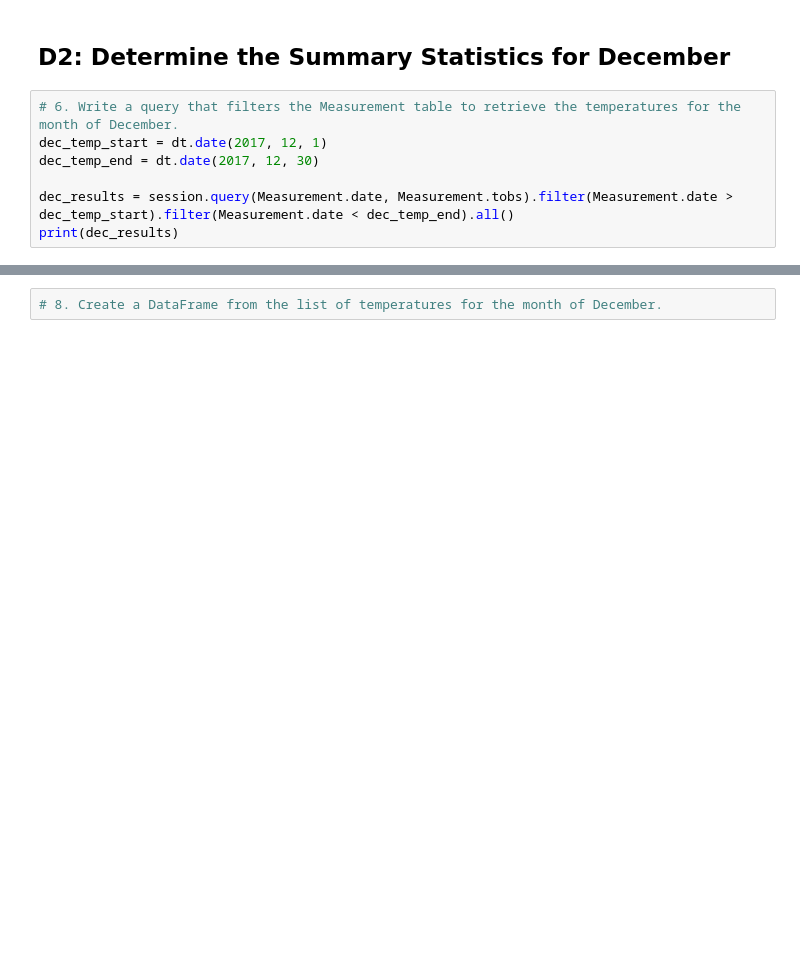
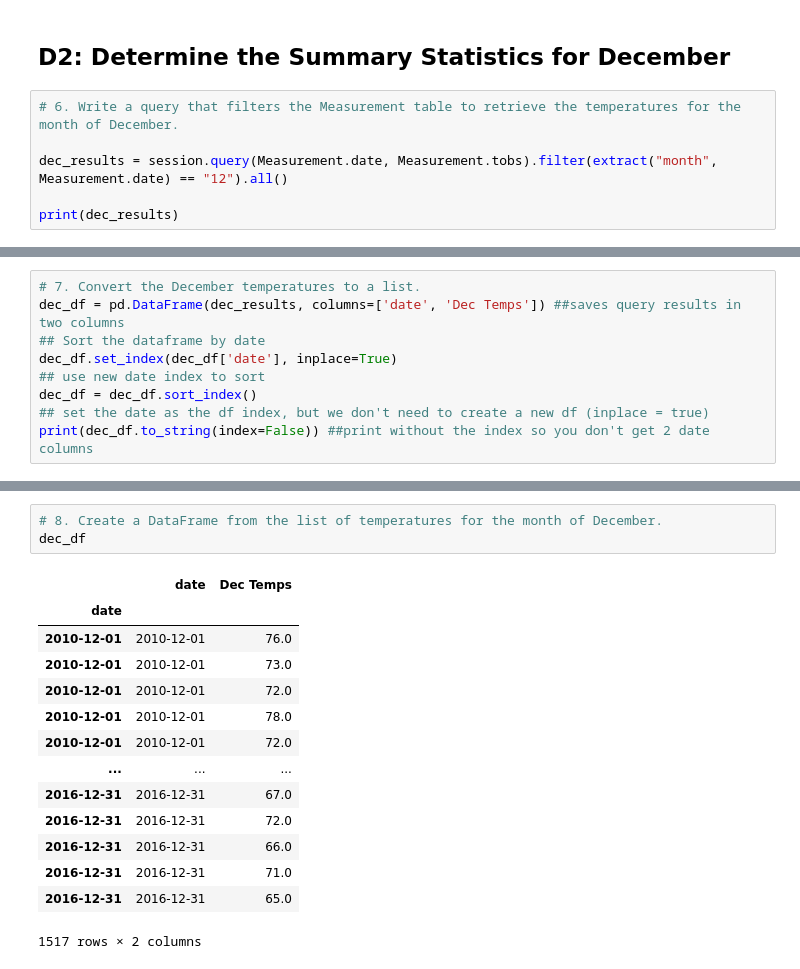
Before and after one commit to julianneitliong/surfs_up, a Jupyter notebook: SurfsUp_Challenge.ipynb, the cells around one changed output, grey strips where cells are left out. Drawn from its saved outputs; the diff is of its cells as text; blank space fills up the shorter version.

```diff
--- a/SurfsUp_Challenge.ipynb
+++ b/SurfsUp_Challenge.ipynb
@@ -102,9 +100,8 @@ june_df.describe()
 ## D2: Determine the Summary Statistics for December
 # %%
 # 6. Write a query that filters the Measurement table to retrieve the temperatures for the month of December.
-dec_temp_start = dt.date(2017, 12, 1)
-dec_temp_end = dt.date(2017, 12, 30)
 
-dec_results = session.query(Measurement.date, Measurement.tobs).filter(Measurement.date > dec_temp_start).filter(Measurement.date < dec_temp_end).all()
+dec_results = session.query(Measurement.date, Measurement.tobs).filter(extract("month", Measurement.date) == "12").all()
+
 print(dec_results)
 # %% [output]
@@ -113,0 +109,9 @@ print(dec_results)
+# %%
+# 7. Convert the December temperatures to a list.
+dec_df = pd.DataFrame(dec_results, columns=['date', 'Dec Temps']) ##saves query results in two columns
+## Sort the dataframe by date
+dec_df.set_index(dec_df['date'], inplace=True)
+## use new date index to sort
+dec_df = dec_df.sort_index()
+## set the date as the df index, but we don't need to create a new df (inplace = true)
+print(dec_df.to_string(index=False)) ##print without the index so you don't get 2 date columns
@@ -114,4 +136,20 @@ print(dec_results)
 # %%
 # 8. Create a DataFrame from the list of temperatures for the month of December.
+dec_df
+# %% [output]
+|  | date | Dec Temps |
+| date |  |  |
+| 2010-12-01 | 2010-12-01 | 76.0 |
+| 2010-12-01 | 2010-12-01 | 73.0 |
+| 2010-12-01 | 2010-12-01 | 72.0 |
+| 2010-12-01 | 2010-12-01 | 78.0 |
+| 2010-12-01 | 2010-12-01 | 72.0 |
+| ... | ... | ... |
+| 2016-12-31 | 2016-12-31 | 67.0 |
+| 2016-12-31 | 2016-12-31 | 72.0 |
+| 2016-12-31 | 2016-12-31 | 66.0 |
+| 2016-12-31 | 2016-12-31 | 71.0 |
+| 2016-12-31 | 2016-12-31 | 65.0 |
+1517 rows × 2 columns
 # %%
 # 9. Calculate and print out the summary statistics for the Decemeber temperature DataFrame.
```
Also changed, not shown: parts of 8 cells of this notebook.
